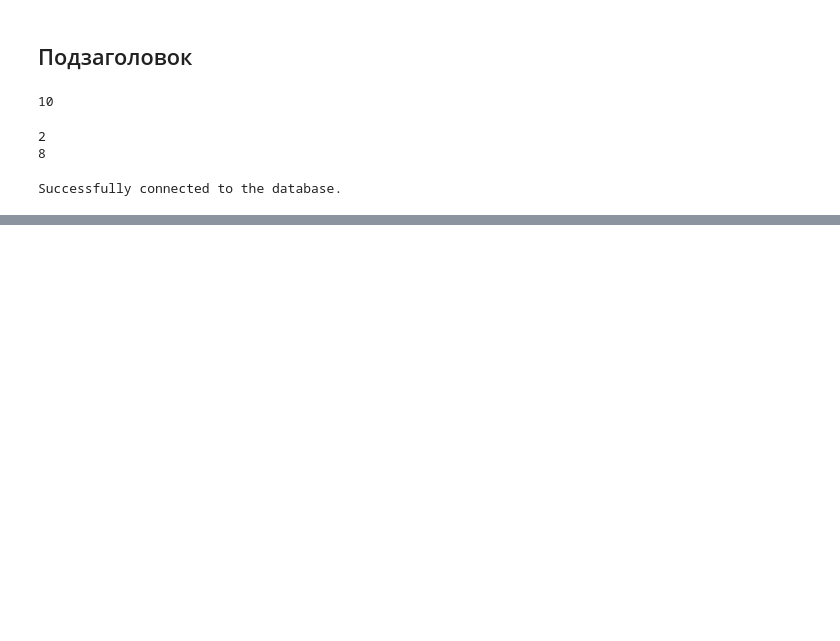
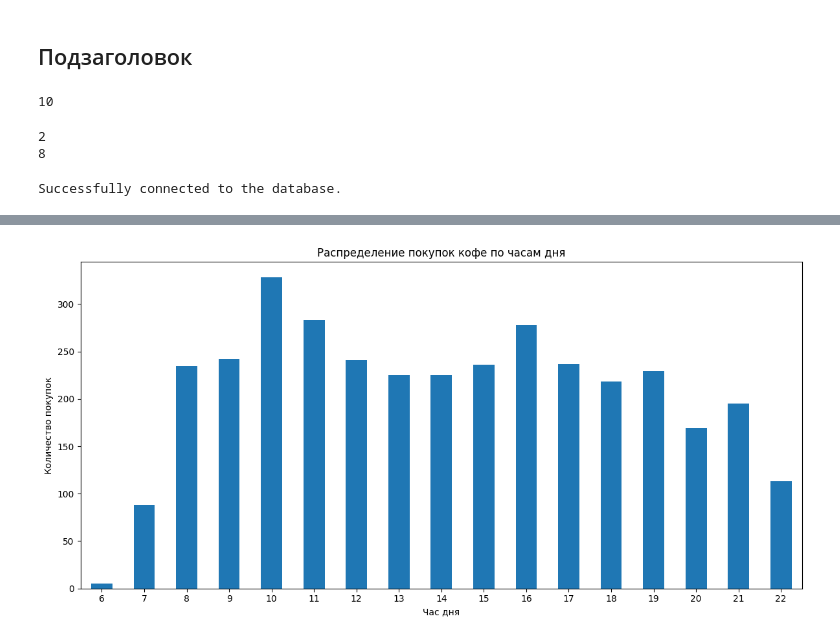
Before and after one commit to lenkomfort/uev-repository, a Jupyter notebook: test_colab_1.ipynb, the cells around one changed output, grey strips where cells are left out. Drawn from its saved outputs; the diff is of its cells as text; code cells hidden in the pictures; blank space fills up the shorter version.

```diff
--- a/test_colab_1.ipynb
+++ b/test_colab_1.ipynb
@@ -40,0 +92,24 @@ Successfully connected to the database.
+# %%
+import matplotlib.pyplot as plt
+import pandas as pd
+
+# Убедитесь, что df_coffee загружен и доступен
+if 'df_coffee' in locals():
+    # Подсчитайте количество покупок для каждого часа дня
+    hour_of_day_counts = df_coffee['hour_of_day'].value_counts().sort_index()
+
+    # Создайте столбиковую диаграмму
+    plt.figure(figsize=(12, 6))
+    hour_of_day_counts.plot(kind='bar')
+    plt.title('Распределение покупок кофе по часам дня')
+    plt.xlabel('Час дня')
+    plt.ylabel('Количество покупок')
+    plt.xticks(rotation=0) # Повернуть метки по оси X для лучшей читаемости
+
+    # Покажите диаграмму
+    plt.tight_layout() # Автоматически настроить параметры области построения для плотного размещения
+    plt.show()
+else:
+    print("DataFrame df_coffee не найден. Пожалуйста, загрузите датасет сначала.")
+# %% [output]
+[figure, added]
```
Also changed, not shown: parts of 3 cells of this notebook.
